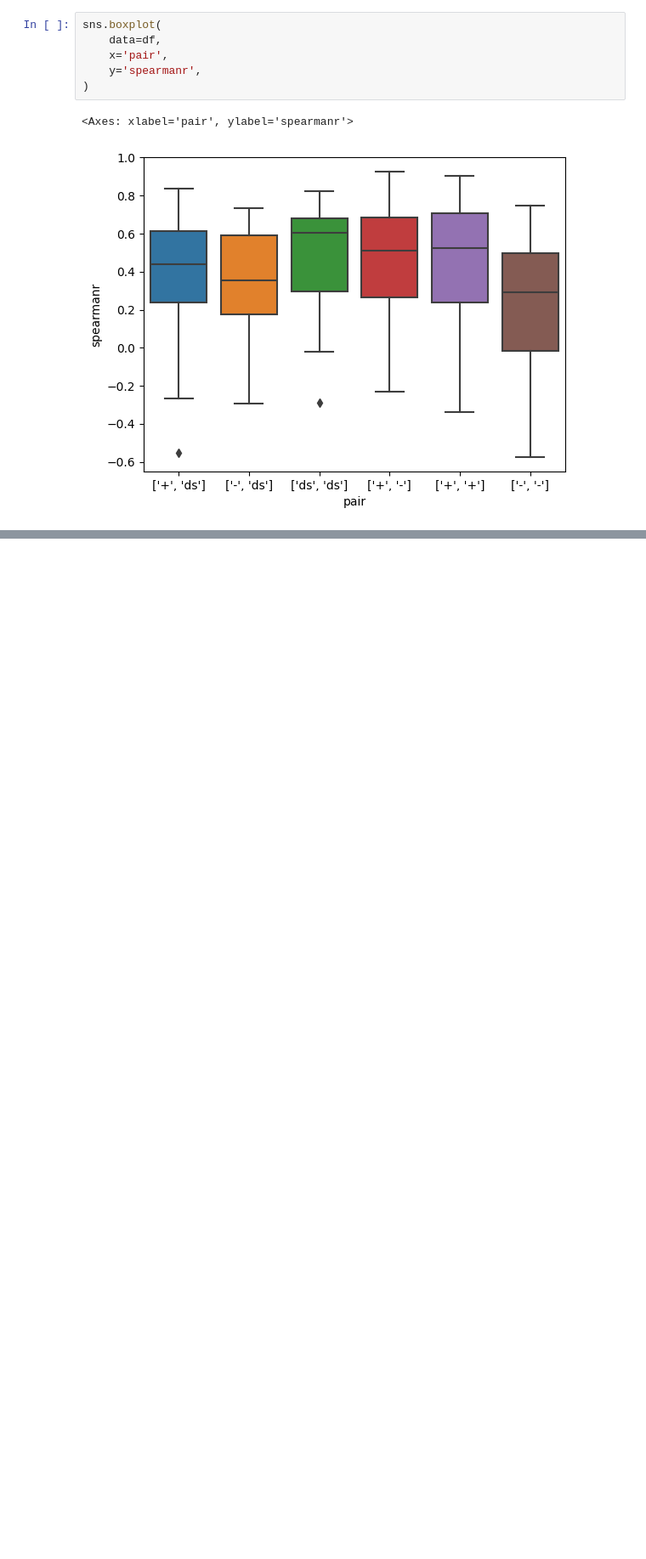
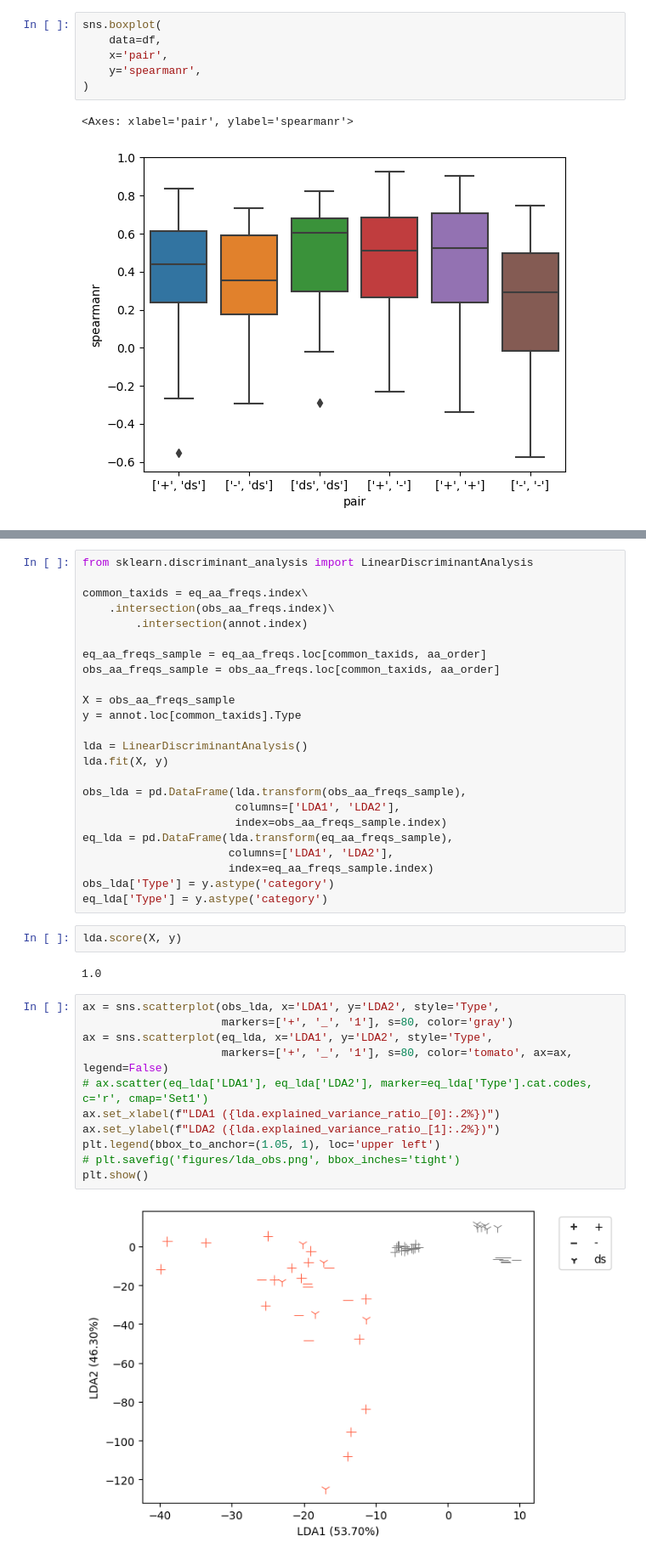
Before and after one commit to mitoclub/RNAViralMutSpec, a Jupyter notebook: viral_spectra/compare_aa_freqs_diff.ipynb, the cells around one changed output, grey strips where cells are left out. Shown at 85% size. Drawn from its saved outputs; the diff is of its cells as text; blank space fills up the shorter version.

```diff
--- a/viral_spectra/compare_aa_freqs_diff.ipynb
+++ b/viral_spectra/compare_aa_freqs_diff.ipynb
@@ -181,0 +209,41 @@ df.sort_values('spearmanr', ascending=False).head(20)
+# %%
+from sklearn.discriminant_analysis import LinearDiscriminantAnalysis
+
+common_taxids = eq_aa_freqs.index\
+    .intersection(obs_aa_freqs.index)\
+        .intersection(annot.index)
+
+eq_aa_freqs_sample = eq_aa_freqs.loc[common_taxids, aa_order]
+obs_aa_freqs_sample = obs_aa_freqs.loc[common_taxids, aa_order]
+
+X = obs_aa_freqs_sample
+y = annot.loc[common_taxids].Type
+
+lda = LinearDiscriminantAnalysis()
+lda.fit(X, y)
+
+obs_lda = pd.DataFrame(lda.transform(obs_aa_freqs_sample),
+                       columns=['LDA1', 'LDA2'],
+                       index=obs_aa_freqs_sample.index)
+eq_lda = pd.DataFrame(lda.transform(eq_aa_freqs_sample),
+                      columns=['LDA1', 'LDA2'],
+                      index=eq_aa_freqs_sample.index)
+obs_lda['Type'] = y.astype('category')
+eq_lda['Type'] = y.astype('category')
+# %%
+lda.score(X, y)
+# %% [output]
+1.0
+# %%
+ax = sns.scatterplot(obs_lda, x='LDA1', y='LDA2', style='Type',
+                     markers=['+', '_', '1'], s=80, color='gray')
+ax = sns.scatterplot(eq_lda, x='LDA1', y='LDA2', style='Type',
+                     markers=['+', '_', '1'], s=80, color='tomato', ax=ax, legend=False)
+# ax.scatter(eq_lda['LDA1'], eq_lda['LDA2'], marker=eq_lda['Type'].cat.codes, c='r', cmap='Set1')
+ax.set_xlabel(f"LDA1 ({lda.explained_variance_ratio_[0]:.2%})")
+ax.set_ylabel(f"LDA2 ({lda.explained_variance_ratio_[1]:.2%})")
+plt.legend(bbox_to_anchor=(1.05, 1), loc='upper left')
+# plt.savefig('figures/lda_obs.png', bbox_inches='tight')
+plt.show()
+# %% [output]
+[figure, added]
```
Also changed, not shown: parts of 16 cells of this notebook.
